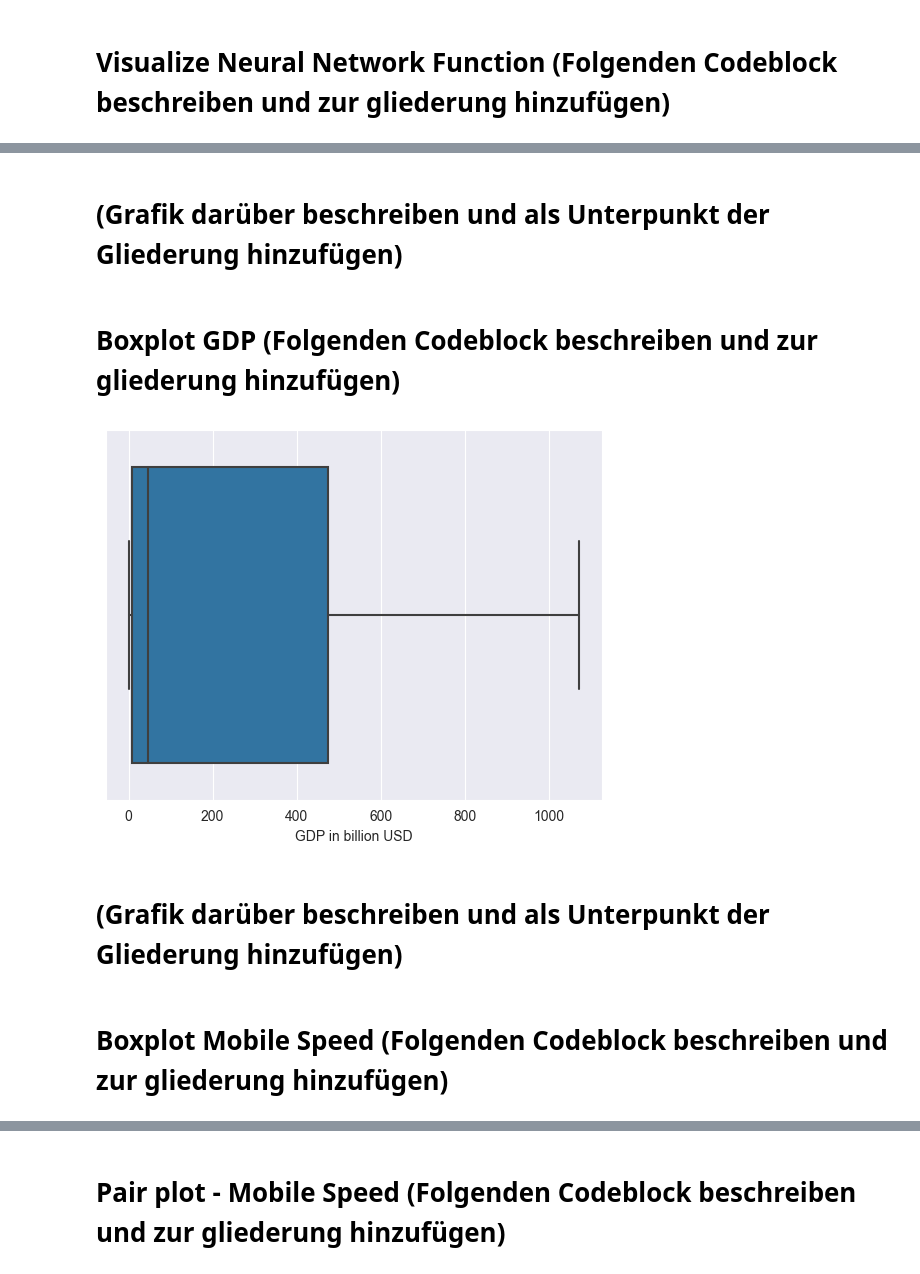
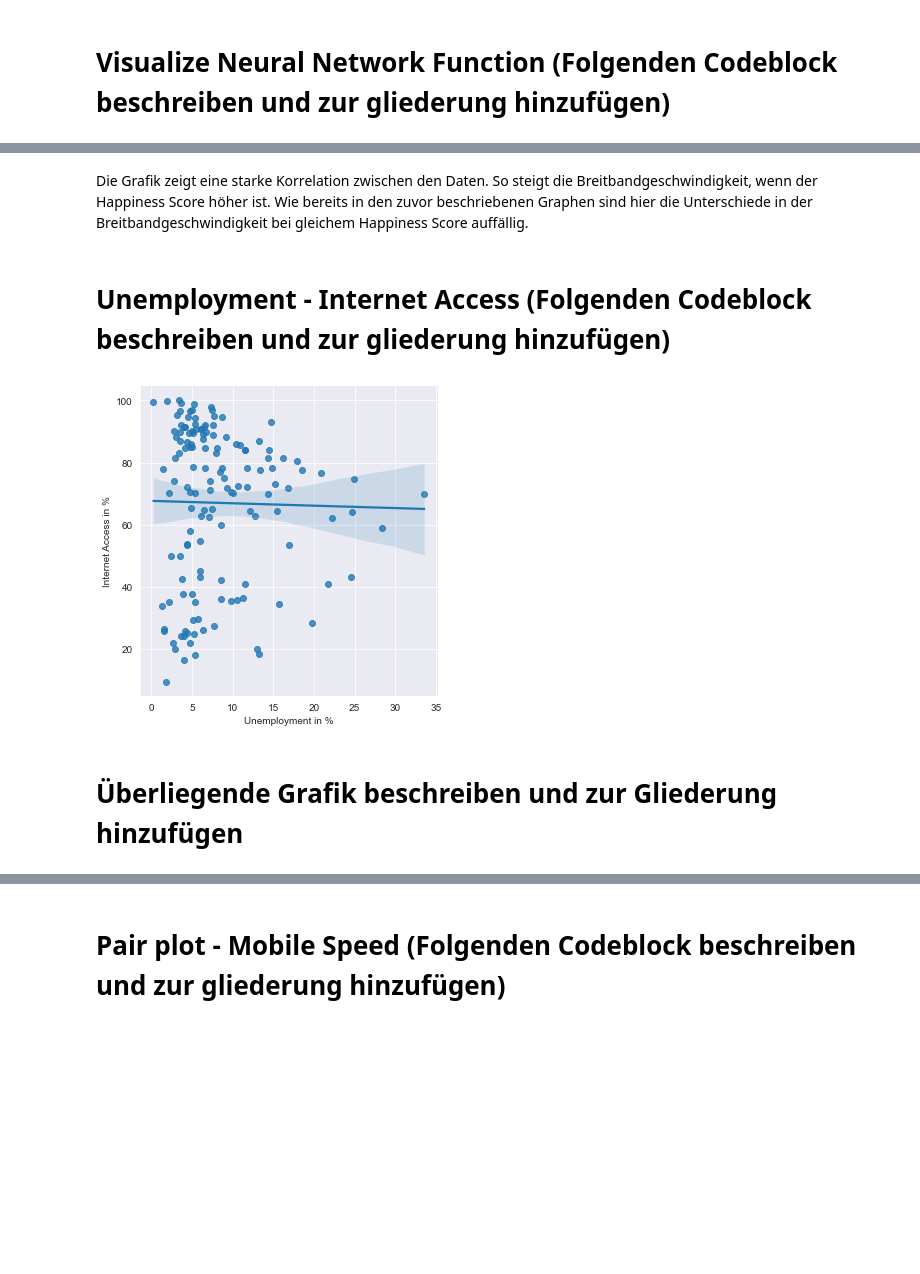
Before and after one commit to Gr4ph1xZ/DataAnalysisAndMachineLearningInternetSpeed, a Jupyter notebook: python/notebook.ipynb, the cells around one changed output, grey strips where cells are left out. Cells and saved outputs as stored; diff of their text form; code cells hidden in the pictures; blank space fills up the shorter version.

```diff
--- a/python/notebook.ipynb
+++ b/python/notebook.ipynb
@@ -376,18 +555,14 @@ plt.show()
+# %% [markdown]
+Die Grafik zeigt eine starke Korrelation zwischen den Daten. So steigt die Breitbandgeschwindigkeit, wenn der Happiness Score höher ist. Wie bereits in den zuvor beschriebenen Graphen sind hier die Unterschiede in der Breitbandgeschwindigkeit bei gleichem Happiness Score auffällig.
+# %% [markdown]
+# Unemployment - Internet Access (Folgenden Codeblock beschreiben und zur gliederung hinzufügen)
+# %%
+plotBroadBand = sns.lmplot(x="Unemployment2021", y="InternetAccess2020", data=dataset)
+plotBroadBand.set_xlabels('Unemployment in %')
+plotBroadBand.set_ylabels('Internet Access in %')
+plotBroadBand.savefig(r'..\output\Unemployment - Internet Access.png')
+plt.show()
+# %% [output]
+[figure, added]
 # %% [markdown]
-# (Grafik darüber beschreiben und als Unterpunkt der Gliederung hinzufügen)
+# Überliegende Grafik beschreiben und zur Gliederung hinzufügen
-# %% [markdown]
-# Boxplot GDP (Folgenden Codeblock beschreiben und zur gliederung hinzufügen)
-# %%
-plotBroadBand = sns.boxplot(x=gdp['GDP'], showfliers = False)
-#plotBroadBand = sns.swarmplot(x=gdp['GDP'], color="r")
-plotBroadBand.set(
-    xlabel='GDP in billion USD'
-)
-plotBroadBand.get_figure().savefig(r'..\output\GDP Boxplot.png')
-plt.show()
-# %% [output]
-[figure, removed]
-# %% [markdown]
-# (Grafik darüber beschreiben und als Unterpunkt der Gliederung hinzufügen)
-# %% [markdown]
-# Boxplot Mobile Speed (Folgenden Codeblock beschreiben und zur gliederung hinzufügen)
```
Also changed, not shown: parts of 121 cells of this notebook.
